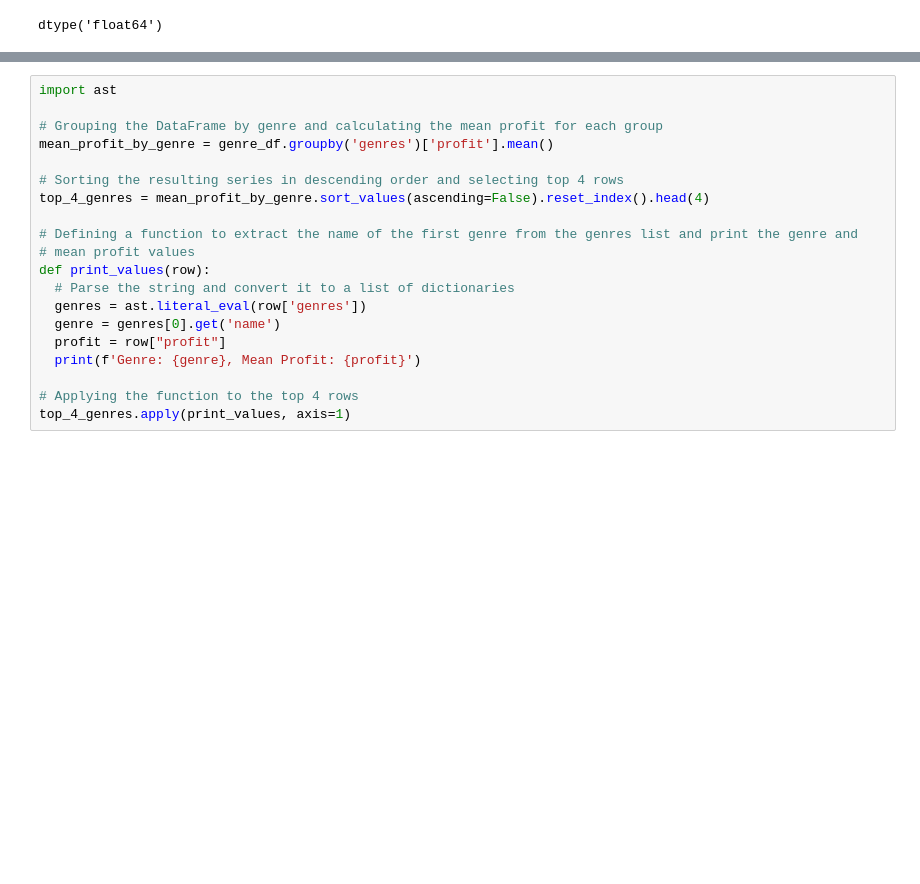
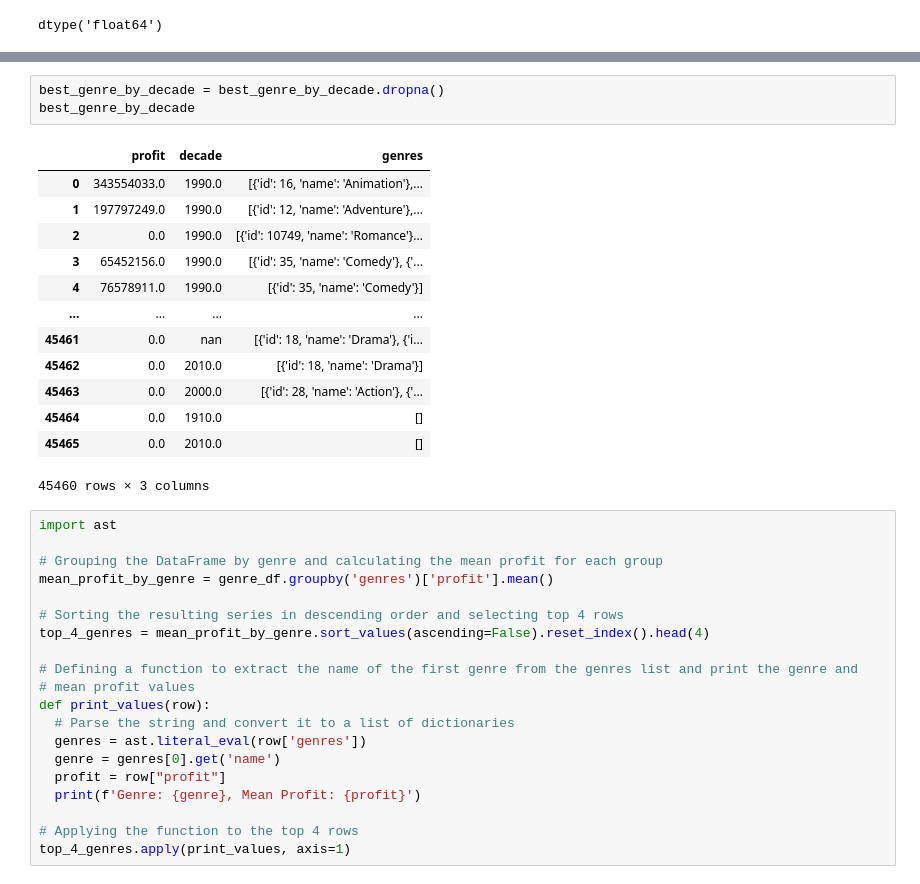
Before and after one commit to madelinebirch/PROJECT_Microsoft_Film_EDA, a Jupyter notebook: notebook.ipynb, the cells around one changed output, grey strips where cells are left out. Saved outputs shown, nothing was run; the diff lists cells and outputs as text; blank space fills up the shorter version.

```diff
--- a/notebook.ipynb
+++ b/notebook.ipynb
@@ -371,3 +430,20 @@ top_10_profits
+# %%
+best_genre_by_decade = best_genre_by_decade.dropna()
+best_genre_by_decade
+# %% [output]
+|  | profit | decade | genres |
+| 0 | 343554033.0 | 1990.0 | [{'id': 16, 'name': 'Animation'},... |
+| 1 | 197797249.0 | 1990.0 | [{'id': 12, 'name': 'Adventure'},... |
+| 2 | 0.0 | 1990.0 | [{'id': 10749, 'name': 'Romance'}... |
+| 3 | 65452156.0 | 1990.0 | [{'id': 35, 'name': 'Comedy'}, {'... |
+| 4 | 76578911.0 | 1990.0 | [{'id': 35, 'name': 'Comedy'}] |
+| ... | ... | ... | ... |
+| 45461 | 0.0 | nan | [{'id': 18, 'name': 'Drama'}, {'i... |
+| 45462 | 0.0 | 2010.0 | [{'id': 18, 'name': 'Drama'}] |
+| 45463 | 0.0 | 2000.0 | [{'id': 28, 'name': 'Action'}, {'... |
+| 45464 | 0.0 | 1910.0 | [] |
+| 45465 | 0.0 | 2010.0 | [] |
+45460 rows × 3 columns
 # %%
 import ast
 
```
Also changed, not shown: parts of 12 cells of this notebook, 4 other files.
